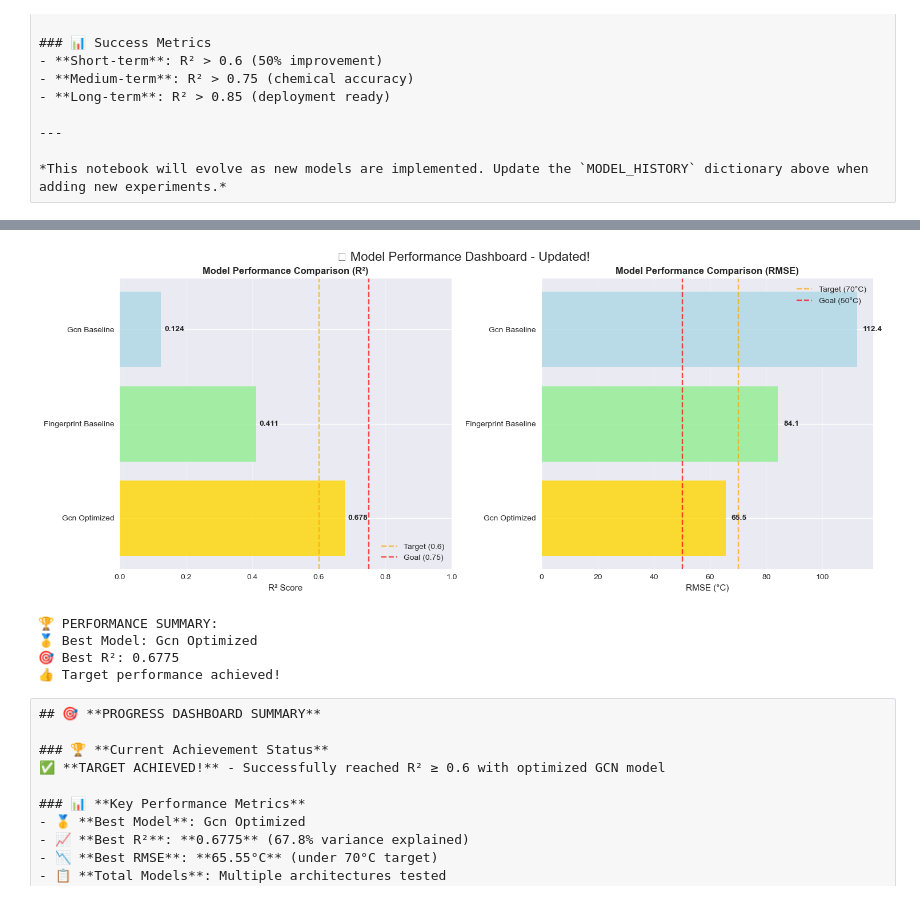
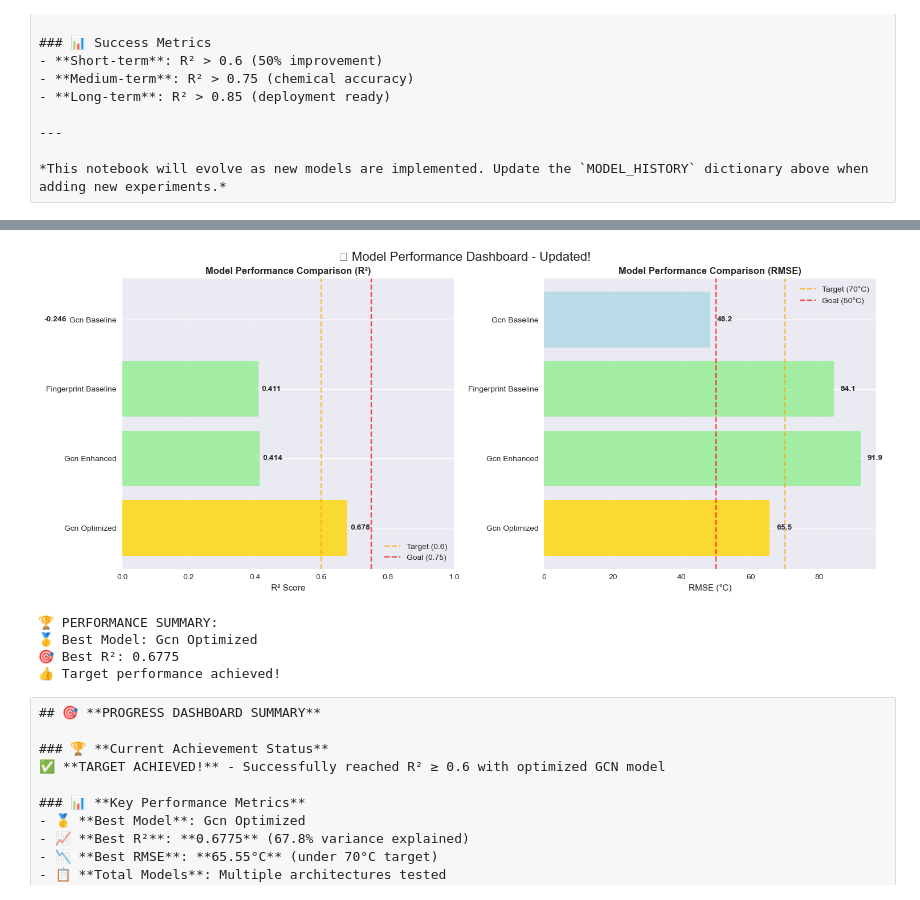
Before and after one commit to TanayKapoor/PolyGNN, a Jupyter notebook: notebooks/03_model_analysis_and_progress_tracking.ipynb, the cells around one changed output, grey strips where cells are left out. Drawn from its saved outputs; the diff is of its cells as text; code cells hidden in the pictures.

```diff
--- a/notebooks/03_model_analysis_and_progress_tracking.ipynb
+++ b/notebooks/03_model_analysis_and_progress_tracking.ipynb
@@ -1430,18 +1630,20 @@ def plot_updated_model_comparison():
     rmse_scores = []
     colors = []
 
-    for model_name, metrics in MODEL_HISTORY.items():
-        model_names.append(model_name.replace('_', ' ').replace('tg ', '').title())
-        r2_scores.append(metrics['r2_mean'])
-        rmse_scores.append(metrics['rmse_mean'])
+    for name, info in all_models.items():
+        metrics = extract_performance_metrics(info)
+        if metrics['r2'] is not None:
+            model_names.append(info['display_name'])
+            r2_scores.append(metrics['r2'])
+            rmse_scores.append(metrics['rmse'])
 
-        # Color code by performance level
-        if metrics['r2_mean'] >= 0.6:
-            colors.append('gold')  # Excellent
-        elif metrics['r2_mean'] >= 0.4:
-            colors.append('lightgreen')  # Good
-        else:
-            colors.append('lightblue')  # Fair
+            # Color code by performance level
+            if metrics['r2'] >= 0.6:
+                colors.append('gold')  # Excellent
+            elif metrics['r2'] >= 0.4:
+                colors.append('lightgreen')  # Good
+            else:
+                colors.append('lightblue')  # Fair
 
     # Create comparison plots
     fig, (ax1, ax2) = plt.subplots(1, 2, figsize=(15, 6))
@@ -1482,34 +1684,34 @@ def plot_updated_model_comparison():
         width = bar.get_width()
         ax2.text(width + 2, bar.get_y() + bar.get_height()/2,
                 f'{score:.1f}', ha='left', va='center', fontweight='bold')
 
     # Add performance target lines
     ax2.axvline(x=70, color='orange', linestyle='--', alpha=0.7, label='Target (70°C)')
     ax2.axvline(x=50, color='red', linestyle='--', alpha=0.7, label='Goal (50°C)')
     ax2.legend(loc='upper right')
 
     plt.tight_layout()
     plt.suptitle('🎯 Model Performance Dashboard - Updated!', fontsize=16, y=1.02)
     plt.show()
 
     # Performance improvement summary
     best_r2 = max(r2_scores)
     best_model = model_names[r2_scores.index(best_r2)]
 
     print(f"\n🏆 PERFORMANCE SUMMARY:")
     print(f"🥇 Best Model: {best_model}")
     print(f"🎯 Best R²: {best_r2:.4f}")
 
     if best_r2 >= 0.75:
         print("🎉 EXCELLENT! Goal performance achieved!")
     elif best_r2 >= 0.6:
         print("👍 Target performance achieved!")
     else:
         print("📈 Making progress toward target!")
 
 plot_updated_model_comparison()
 # %% [output]
-[figure, old version]
+[figure, new version]
 🏆 PERFORMANCE SUMMARY:
 🥇 Best Model: Gcn Optimized
 🎯 Best R²: 0.6775
```
Also changed, not shown: parts of 15 cells of this notebook, 3 other files.
